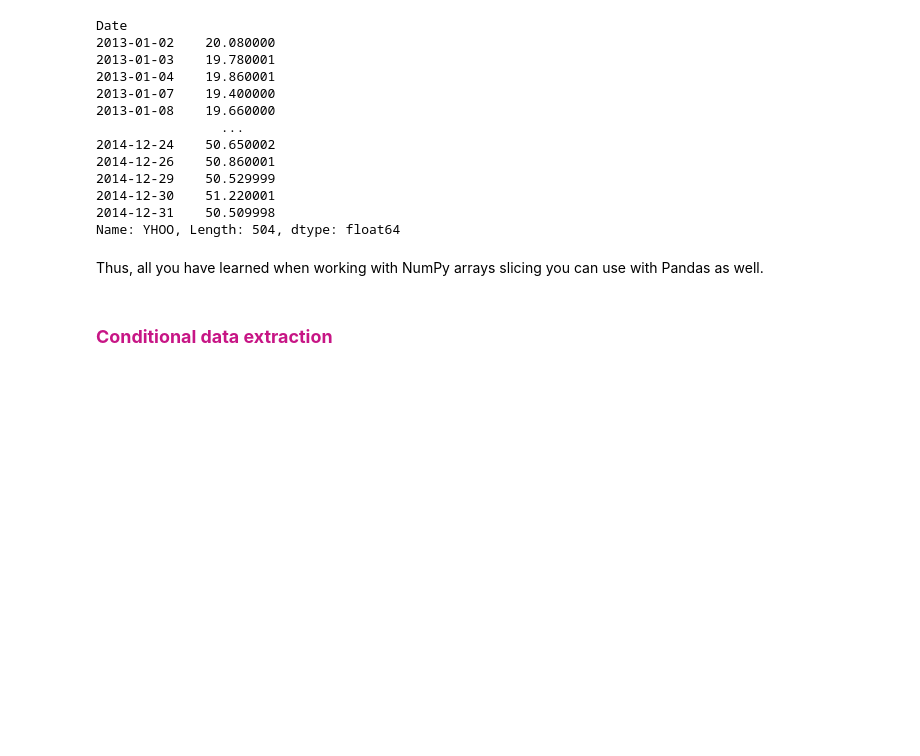
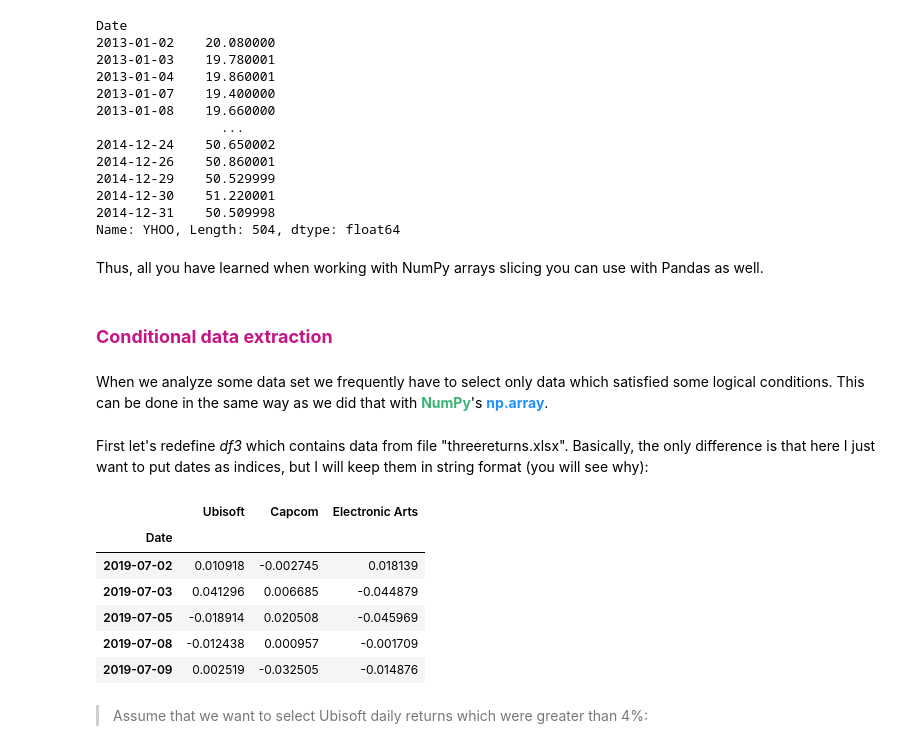
Before and after one commit to raketic-ognjen/Bootcamp_Lesson_8_Introduction-to-Pandas, a Jupyter notebook: bootcamp-lesson-8-introduction-to-pandas.ipynb, the cells around one changed output. Drawn from its saved outputs; the diff is of its cells as text; code cells hidden in the pictures; blank space fills up the shorter version.

```diff
--- a/bootcamp-lesson-8-introduction-to-pandas.ipynb
+++ b/bootcamp-lesson-8-introduction-to-pandas.ipynb
@@ -658,3 +658,20 @@ Name: YHOO, Length: 504, dtype: float64
 Thus, all you have learned when working with NumPy arrays slicing you can use with Pandas as well.
 # %% [markdown]
 ### <font color='MediumVioletRed' style="font-size:20px"><b>Conditional data extraction</b></font>
+# %% [markdown]
+When we analyze some data set we frequently have to select only data which satisfied some logical conditions. This can be done in the same way as we did that with <font color='mediumseagreen'><b>NumPy</b></font>'s <font color='DodgerBlue'><b>np.array</b></font>.
+# %% [markdown]
+First let's redefine *df3* which contains data from file "threereturns.xlsx". Basically, the only difference is that here I just want to put dates as indices, but I will keep them in string format (you will see why):
+# %%
+df3=pd.read_excel('threereturns.xlsx',index_col='Date')
+df3.head()
+# %% [output]
+|  | Ubisoft | Capcom | Electronic Arts |
+| Date |  |  |  |
+| 2019-07-02 | 0.010918 | -0.002745 | 0.018139 |
+| 2019-07-03 | 0.041296 | 0.006685 | -0.044879 |
+| 2019-07-05 | -0.018914 | 0.020508 | -0.045969 |
+| 2019-07-08 | -0.012438 | 0.000957 | -0.001709 |
+| 2019-07-09 | 0.002519 | -0.032505 | -0.014876 |
+# %% [markdown]
+> Assume that we want to select Ubisoft daily returns which were greater than 4%:
```
Also changed, not shown: parts of 3 cells of this notebook.
